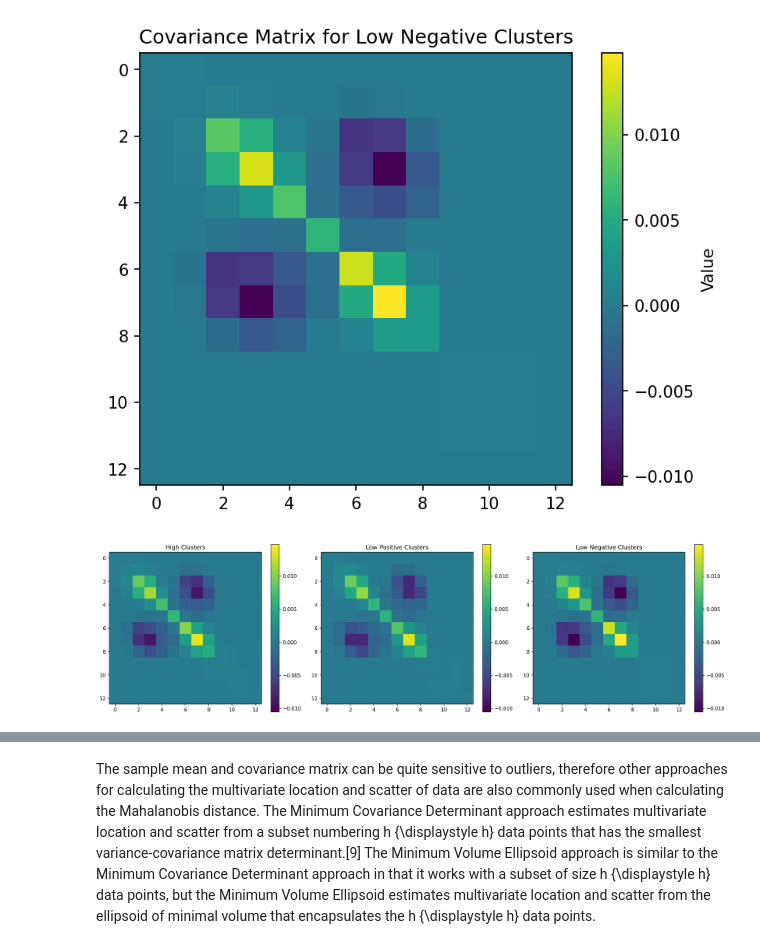
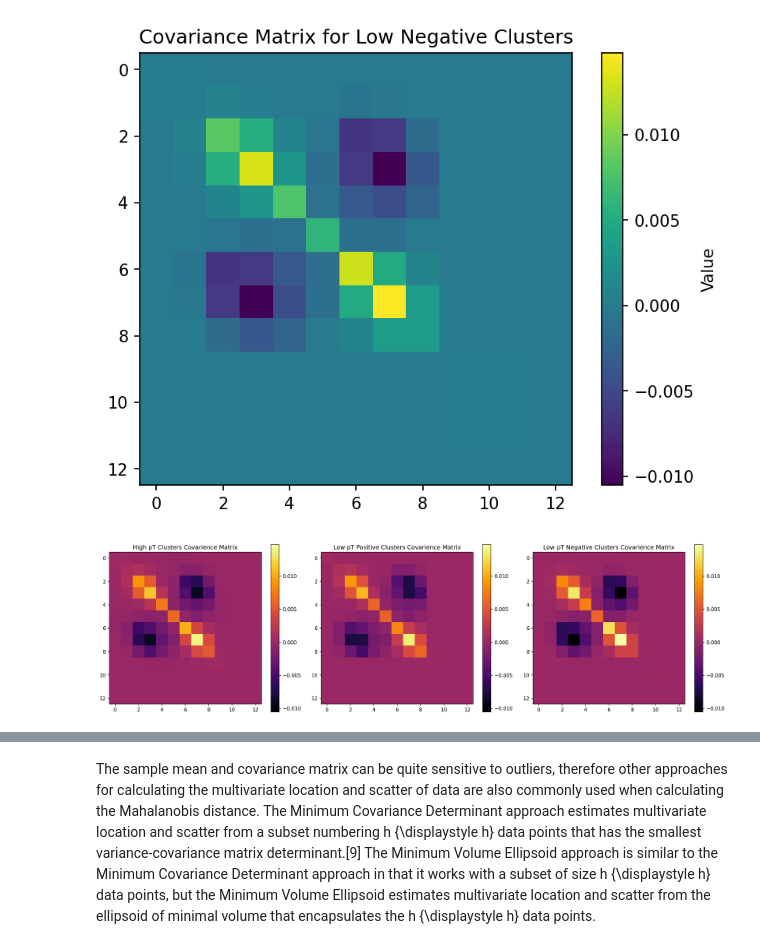
Before and after one commit to Ewichim/PHYS250-Final-Project, a Jupyter notebook: EricTesting.ipynb, the cells around one changed output, grey strips where cells are left out. Saved outputs shown, nothing was run; the diff lists cells and outputs as text; code cells hidden in the pictures.

```diff
--- a/EricTesting.ipynb
+++ b/EricTesting.ipynb
@@ -211,37 +211,37 @@ covariance_matrix_low_neg = getCovarianceMatrix(clustersLowNeg1)
 vmin = min(
     np.min(covariance_matrix_high),
     np.min(covariance_matrix_low_pos),
     np.min(covariance_matrix_low_neg),
 )
 vmax = max(
     np.max(covariance_matrix_high),
     np.max(covariance_matrix_low_pos),
     np.max(covariance_matrix_low_neg),
 )
 
 # Create a single figure with subplots for all three covariance matrices
 fig, axes = plt.subplots(1, 3, figsize=(18, 5))
 
 # High Clusters
-im1 = axes[0].imshow(covariance_matrix_high, cmap='viridis', vmin=vmin, vmax=vmax)
+im1 = axes[0].imshow(covariance_matrix_high, cmap='inferno', vmin=vmin, vmax=vmax)
 axes[0].set_title('High pT Clusters Covarience Matrix')
 fig.colorbar(im1, ax=axes[0], orientation='vertical')
 
 # Low Positive Clusters
-im2 = axes[1].imshow(covariance_matrix_low_pos, cmap='viridis', vmin=vmin, vmax=vmax)
+im2 = axes[1].imshow(covariance_matrix_low_pos, cmap='inferno', vmin=vmin, vmax=vmax)
 axes[1].set_title('Low pT Positive Clusters Covarience Matrix')
 fig.colorbar(im2, ax=axes[1], orientation='vertical')
 
 # Low Negative Clusters
-im3 = axes[2].imshow(covariance_matrix_low_neg, cmap='viridis', vmin=vmin, vmax=vmax)
+im3 = axes[2].imshow(covariance_matrix_low_neg, cmap='inferno', vmin=vmin, vmax=vmax)
 axes[2].set_title('Low pT Negative Clusters Covarience Matrix')
 fig.colorbar(im3, ax=axes[2], orientation='vertical')
 
 # Adjust layout for better visualization
 plt.tight_layout()
 plt.show()
 # %% [output]
-[figure, old version]
+[figure, new version]
 # %%
 import numpy as np
 
```
Also changed, not shown: parts of 6 cells of this notebook, 3 other files.
